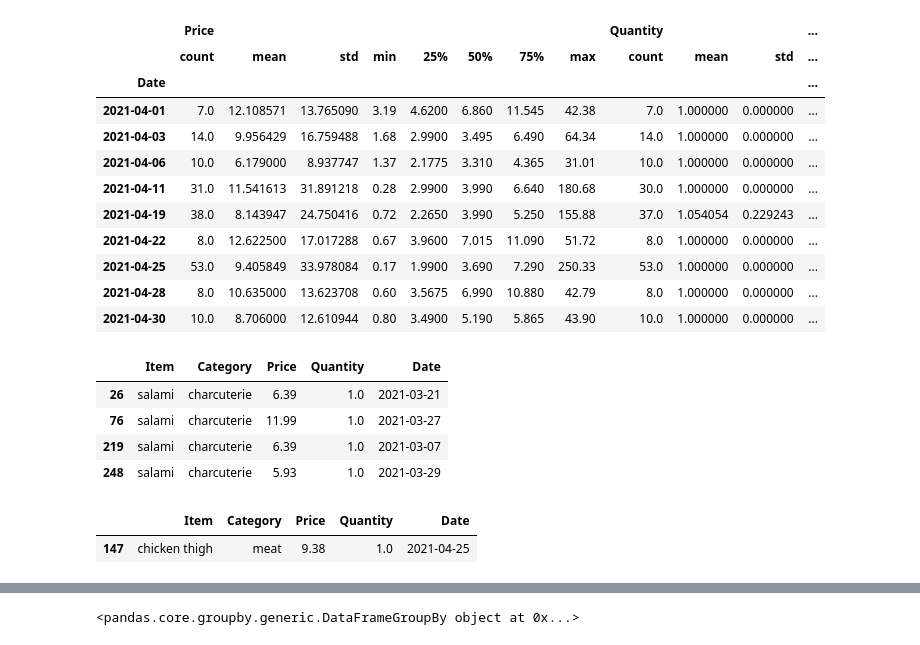
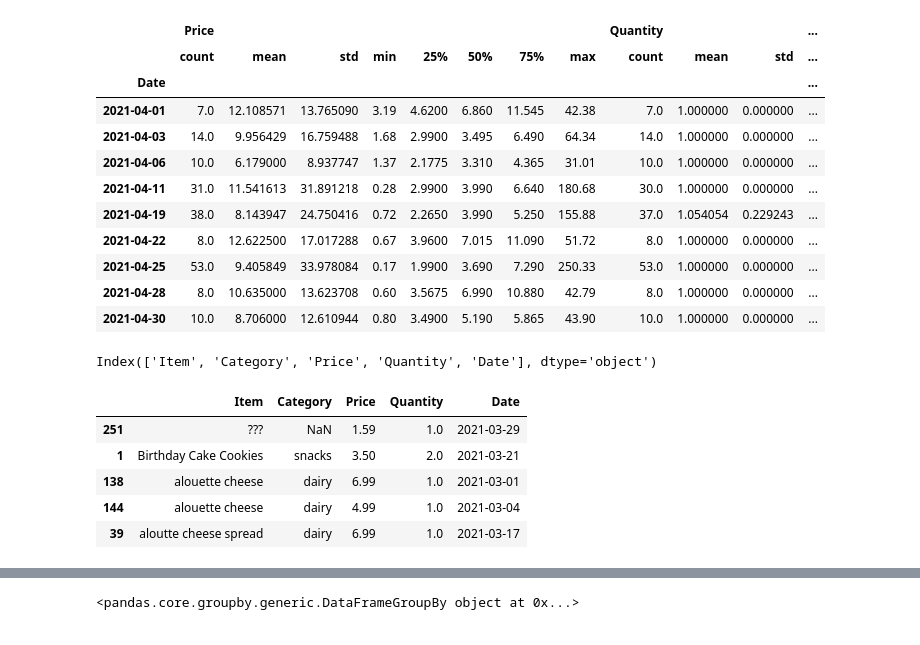
Before and after one commit to matty808dncr/grocery_project, a Jupyter notebook: Practice Workbook.ipynb, the cells around one changed output, grey strips where cells are left out. Saved outputs shown, nothing was run; the diff lists cells and outputs as text; code cells hidden in the pictures.

```diff
--- a/Practice Workbook.ipynb
+++ b/Practice Workbook.ipynb
@@ -77,18 +77,16 @@ a_d.describe()
 | 2021-04-25 | 53.0 | 9.405849 | 33.978084 | 0.17 | 1.9900 | 3.690 | 7.290 | 250.33 | 53.0 | 1.000000 | 0.000000 | ... |
 | 2021-04-28 | 8.0 | 10.635000 | 13.623708 | 0.60 | 3.5675 | 6.990 | 10.880 | 42.79 | 8.0 | 1.000000 | 0.000000 | ... |
 | 2021-04-30 | 10.0 | 8.706000 | 12.610944 | 0.80 | 3.4900 | 5.190 | 5.865 | 43.90 | 10.0 | 1.000000 | 0.000000 | ... |
-# %%
-m_sal = march[items=='salami']
-m_sal
-# %% [output]
-|  | Item | Category | Price | Quantity | Date |
-| 26 | salami | charcuterie | 6.39 | 1.0 | 2021-03-21 |
-| 76 | salami | charcuterie | 11.99 | 1.0 | 2021-03-27 |
-| 219 | salami | charcuterie | 6.39 | 1.0 | 2021-03-07 |
-| 248 | salami | charcuterie | 5.93 | 1.0 | 2021-03-29 |
-# %%
-a_sal = april[items=='charcuterie']
-a_sal
-# %% [output]
-|  | Item | Category | Price | Quantity | Date |
-| 147 | chicken thigh | meat | 9.38 | 1.0 | 2021-04-25 |
+# %%
+march.columns
+# %% [output]
+Index(['Item', 'Category', 'Price', 'Quantity', 'Date'], dtype='object')
+# %%
+march.sort_values(by='Item').head(5)
+# %% [output]
+|  | Item | Category | Price | Quantity | Date |
+| 251 | ??? | NaN | 1.59 | 1.0 | 2021-03-29 |
+| 1 | Birthday Cake Cookies | snacks | 3.50 | 2.0 | 2021-03-21 |
+| 138 | alouette cheese | dairy | 6.99 | 1.0 | 2021-03-01 |
+| 144 | alouette cheese | dairy | 4.99 | 1.0 | 2021-03-04 |
+| 39 | aloutte cheese spread | dairy | 6.99 | 1.0 | 2021-03-17 |
```
Also changed, not shown: parts of 5 cells of this notebook.
